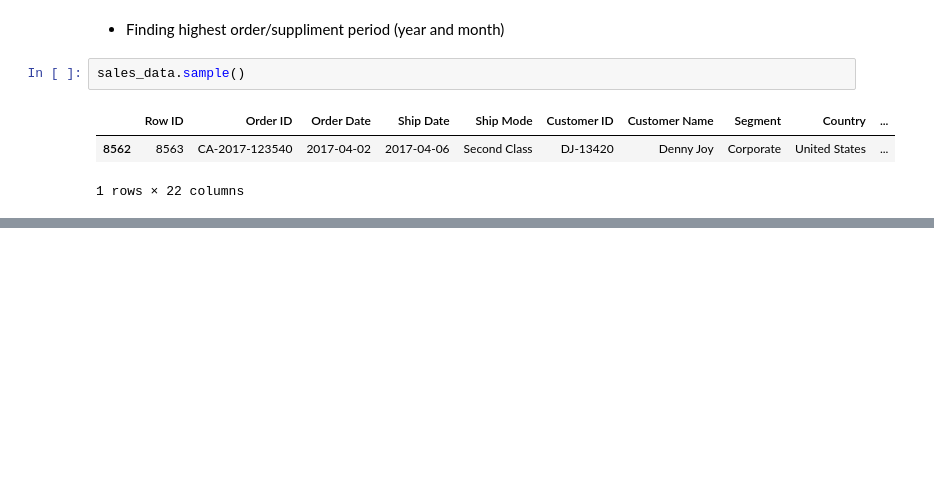
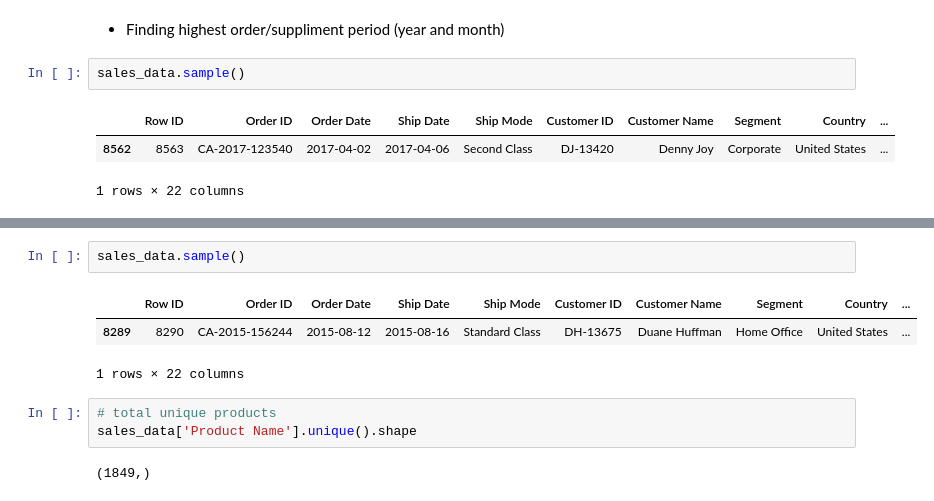
Before and after one commit to khagendrad/sales-analysis, a Jupyter notebook: salesAnalysis.ipynb, the cells around one changed output, grey strips where cells are left out. Cells and saved outputs as stored; diff of their text form; blank space fills up the shorter version.

```diff
--- a/salesAnalysis.ipynb
+++ b/salesAnalysis.ipynb
@@ -304,0 +363,11 @@ Name: count, dtype: int64
+# %%
+sales_data.sample()
+# %% [output]
+|  | Row ID | Order ID | Order Date | Ship Date | Ship Mode | Customer ID | Customer Name | Segment | Country | ... |
+| 8289 | 8290 | CA-2015-156244 | 2015-08-12 | 2015-08-16 | Standard Class | DH-13675 | Duane Huffman | Home Office | United States | ... |
+1 rows × 22 columns
+# %%
+# total unique products
+sales_data['Product Name'].unique().shape
+# %% [output]
+(1849,)
```
Also changed, not shown: parts of 12 cells of this notebook.
